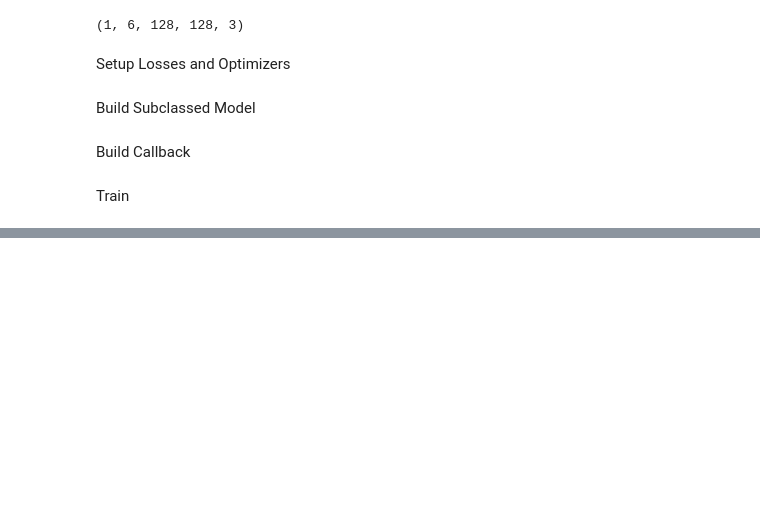
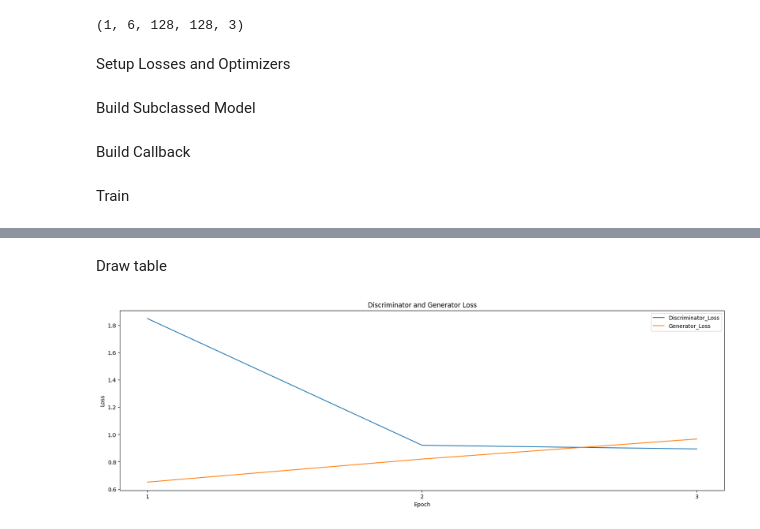
Before and after one commit to Elvis-Wu/Weather-GAN, a Jupyter notebook: GAN_LSTM.ipynb, the cells around one changed output, grey strips where cells are left out. Drawn from its saved outputs; the diff is of its cells as text; code cells hidden in the pictures; blank space fills up the shorter version.

Commit message:
Update store loss, model and draw loss table

```diff
--- a/GAN_LSTM.ipynb
+++ b/GAN_LSTM.ipynb
@@ -450,6 +450,9 @@ discirminator_opt = Adam(learning_rate=0.00001)
 # determine g & d's losses
 generator_loss = BinaryCrossentropy()
 discriminator_loss = BinaryCrossentropy()
+
+generator.compile(optimizer = 'Adam', loss = 'binary_crossentropy', metrics = ['accuracy'])
+discriminator.compile(optimizer = 'Adam', loss = 'binary_crossentropy', metrics = ['accuracy'])
 # %% [markdown]
 Build Subclassed Model
 # %%
@@ -552,8 +557,10 @@ class ModelMonitor(Callback) :
         self.latent_dim = latent_dim
         self.total_epoch = 1
 
+        self.losses = {"discriminator_loss": [], "generator_loss": []}
+
     def on_epoch_end(self, epoch, logs = None) :
-        random_latent_vectors = tf.random.uniform((self.num_img, *self.latent_dim))
+        random_latent_vectors = tf.random.uniform(shape = (1, 6, 128, 128, 3))
         generated_img = self.model.generator(random_latent_vectors)
         generated_img *= 255
         generated_img.numpy()
@@ -561,12 +568,26 @@ class ModelMonitor(Callback) :
             for j in range(len(generated_image[i])) :
                 img = array_to_img(generated_img[i][j])
                 img.save(os.path.join('generated_images_LSTM', f'generated_img_{epoch}_{j}.png'))
-        if epoch == self.total_epoch - 1:
-            self.model.save("./model/weather_Gan_LSTM.h5")
+
+        # Store loss
+        self.losses["discriminator_loss"].append(logs["discriminator_loss"])
+        self.losses["generator_loss"].append(logs["generator_loss"])
+        current_time = datetime.now()
+        current_time_str = current_time.strftime("%Y-%m-%d %H:%M:%S")
+        with open("losses.txt", "a") as file:
+            file.write(f"{current_time_str} | Epoch {epoch+1}: Discriminator Loss: {logs['discriminator_loss']}, Generator Loss: {logs['generator_loss']}\n")
 # %% [markdown]
 Train
 # %%
 # Recommend 2000 epochs
 #hist = weatherGan.fit(train, batch_size=8, epochs=20)
-hist = weatherGan.fit(image_dataset, batch_size=60, epochs=1, callbacks=[ModelMonitor()])
+hist = weatherGan.fit(image_dataset, batch_size=6, epochs=3, callbacks=[ModelMonitor()])
+
+print("Save generator model.")
+tf.keras.models.save_model(generator, './model/generator_model.h5')
+
+print("Save discriminator model.")
+tf.keras.models.save_model(discriminator, './model/discriminator_model.h5')
+
+print("Training done.")
 # %% [output]
@@ -573,0 +603,21 @@ KeyboardInterrupt:
+# %% [markdown]
+Draw table
+# %%
+dis_loss = hist.history['discriminator_loss']
+gen_loss = hist.history['generator_loss']
+
+train_epochs = range(1, len(dis_loss) + 1)
+
+plt.figure(figsize = (20, 6))
+plt.plot(train_epochs, dis_loss, label = 'Discriminator_Loss')
+plt.plot(train_epochs, gen_loss, label = 'Generator_Loss')
+
+plt.title('Discriminator and Generator Loss')
+plt.xlabel('Epoch')
+plt.xticks(train_epochs)
+plt.ylabel('Loss')
+
+plt.legend()
+plt.show()
+# %% [output]
+[figure, added]
```
Also changed, not shown: parts of 13 cells of this notebook, 11 other files.
